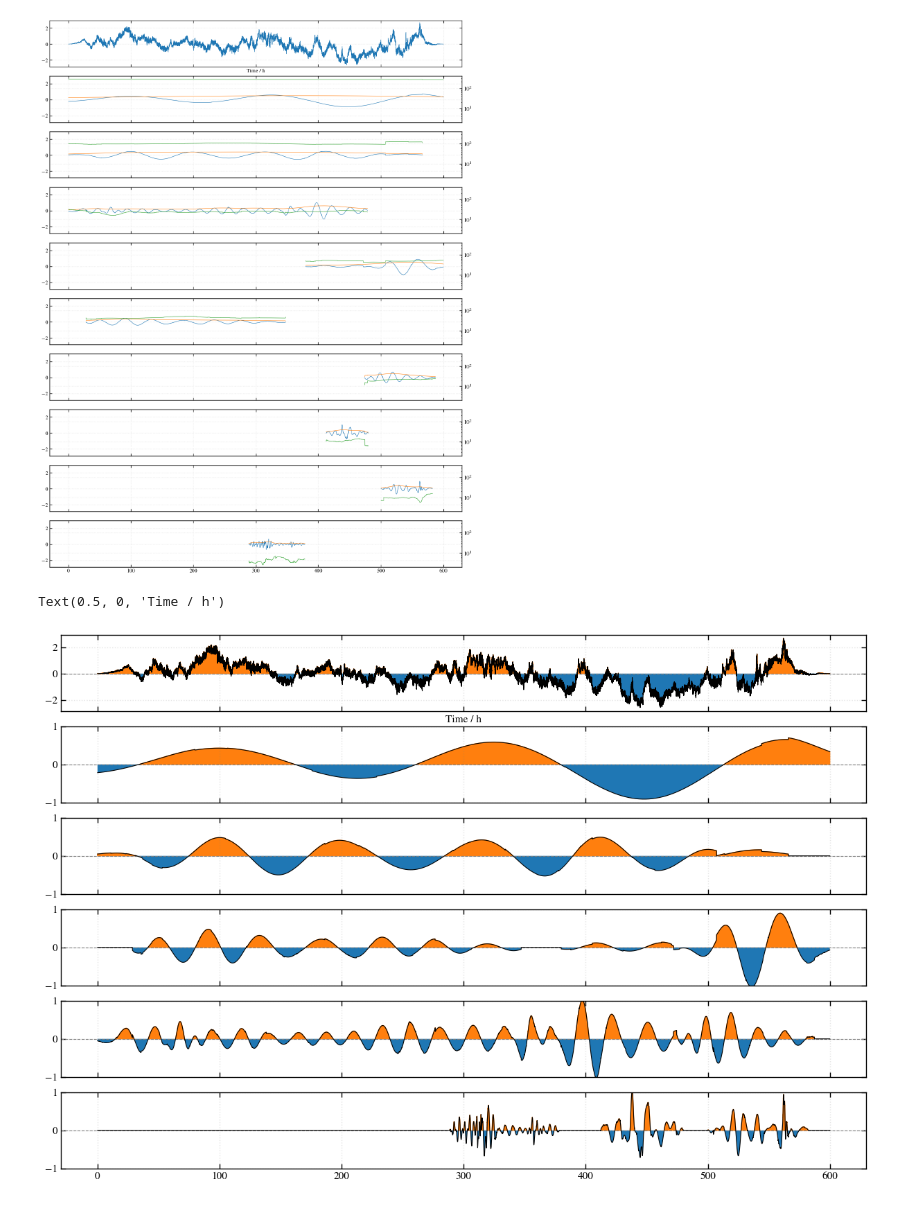
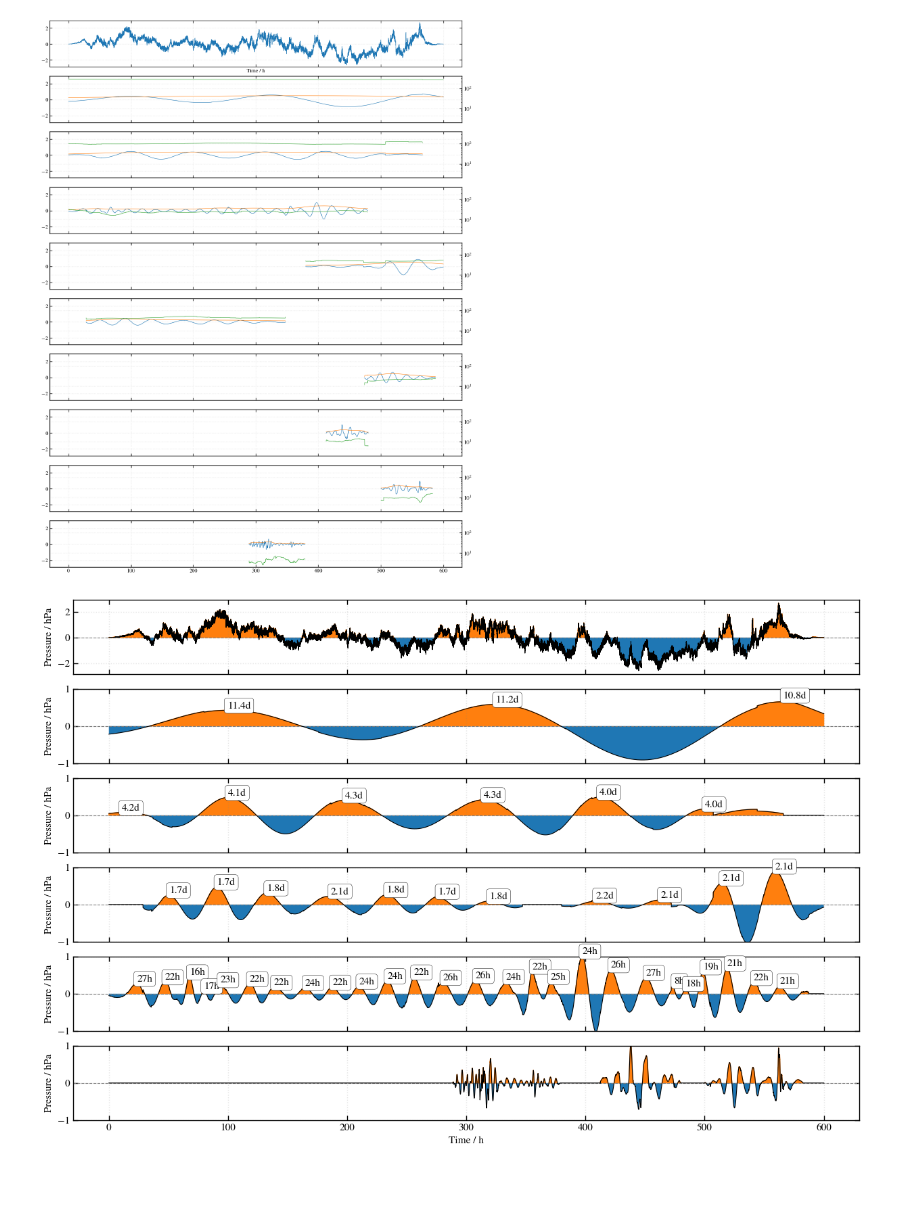
Before and after one commit to Waveguyde/WAVEGUISE, a Jupyter notebook: notebooks/01-1D_exmpl_balloon.ipynb, the cells around one changed output. Saved outputs shown, nothing was run; the diff lists cells and outputs as text; code cells hidden in the pictures.

```diff
--- a/notebooks/01-1D_exmpl_balloon.ipynb
+++ b/notebooks/01-1D_exmpl_balloon.ipynb
@@ -142,5 +129,5 @@ for lab in np.unique(seg):
 # %%
-recon_seg = one.recon_segments_1d(cwt_copy,seg,time)
+recon_seg, amp_seg, freq_seg = one.recon_segments_1d(cwt_copy,seg)
 # %%
 fig, ax=plt.subplots(recon_seg.shape[0]+1,1, figsize=(15,20), sharex=True, sharey=True)
 ax[0].plot(time, signal)
@@ -159,44 +145,69 @@ ax[0].set_xlabel('Time / h')
 # %% [output]
 Text(0.5, 0, 'Time / h')
 [figure]
+# %%
+per_seg = 2*np.pi/freq_seg
 # %%
+titlebox = {"boxstyle": "round", "lw": 0.33, "facecolor": "white", "edgecolor": "black"}
+
 fig, ax=plt.subplots(6,1, figsize=(15,10), sharex=True)
 ax[0].axhline(y=0,linestyle='--',c='gray')
 ax[0].fill_between(time,signal,where=signal<0)
 ax[0].fill_between(time,signal,where=signal>0,color='tab:orange')
 ax[0].plot(time, signal, c='k')
 
+peaks, _ = find_peaks(recon_seg[0],distance=np.median(per_seg[0])*60)
 ax[1].axhline(y=0,linestyle='--',c='gray')
 ax[1].fill_between(time,recon_seg[0],where=recon_seg[0]<0)
 ax[1].fill_between(time,recon_seg[0],where=recon_seg[0]>0,color='tab:orange')
 ax[1].plot(time,recon_seg[0],c='k')
+for label in peaks:
+    ax[1].text(time[label],recon_seg[0][label],f"{per_seg[0][label]/24:.1f}d", va='bottom', ha='left', bbox=titlebox)
 ax[1].set_ylim([-1,1])
 
+peaks, _ = find_peaks(recon_seg[1],distance=np.median(per_seg[1])*60)
 ax[2].axhline(y=0,linestyle='--',c='gray')
 ax[2].fill_between(time,recon_seg[1],where=recon_seg[1]<0)
 ax[2].fill_between(time,recon_seg[1],where=recon_seg[1]>0,color='tab:orange')
 ax[2].plot(time,recon_seg[1],c='k')
+for label in peaks:
+    ax[2].text(time[label],recon_seg[1][label],f"{per_seg[1][label]/24:.1f}d", va='bottom', ha='left', bbox=titlebox)
 ax[2].set_ylim([-1,1])
 
+per_seg34 = 2*np.pi/(freq_seg[3]+freq_seg[4])
+peaks, _ = find_peaks(recon_seg[3]+recon_seg[4],distance=24*60,prominence=0.1)
 ax[3].axhline(y=0,linestyle='--',c='gray')
 ax[3].fill_between(time,recon_seg[3]+recon_seg[4],where=recon_seg[3]+recon_seg[4]<0)
 ax[3].fill_between(time,recon_seg[3]+recon_seg[4],where=recon_seg[3]+recon_seg[4]>0,color='tab:orange')
 ax[3].plot(time,recon_seg[3]+recon_seg[4],c='k')
+for label in peaks:
+    ax[3].text(time[label],(recon_seg[3]+recon_seg[4])[label],f"{per_seg34[label]/24:.1f}d", va='bottom', ha='left', bbox=titlebox)
 ax[3].set_ylim([-1,1])
 
+per_seg25 = 2*np.pi/(freq_seg[2]+freq_seg[5])
+peaks, _ = find_peaks(recon_seg[2]+recon_seg[5],distance=12*60,prominence=0.1)
 ax[4].axhline(y=0,linestyle='--',c='gray')
 ax[4].fill_between(time,recon_seg[2]+recon_seg[5],where=recon_seg[2]+recon_seg[5]<0)
 ax[4].fill_between(time,recon_seg[2]+recon_seg[5],where=recon_seg[2]+recon_seg[5]>0,color='tab:orange')
 ax[4].plot(time,recon_seg[2]+recon_seg[5],c='k')
+for label in peaks:
+    ax[4].text(time[label],(recon_seg[2]+recon_seg[5])[label],f"{per_seg25[label]:.0f}h", va='bottom', ha='left', bbox=titlebox)
 ax[4].set_ylim([-1,1])
 
 ax[5].axhline(y=0,linestyle='--',c='gray')
 ax[5].fill_between(time,recon_seg[6]+recon_seg[7]+recon_seg[8],where=recon_seg[6]+recon_seg[7]+recon_seg[8]<0)
 ax[5].fill_between(time,recon_seg[6]+recon_seg[7]+recon_seg[8],where=recon_seg[6]+recon_seg[7]+recon_seg[8]>0,color='tab:orange')
 ax[5].plot(time,recon_seg[6]+recon_seg[7]+recon_seg[8],c='k')
 ax[5].set_ylim([-1,1])
 
 ax[5].set_xlabel('Time / h')
+ax[0].set_ylabel('Pressure / hPa')
+ax[1].set_ylabel('Pressure / hPa')
+ax[2].set_ylabel('Pressure / hPa')
+ax[3].set_ylabel('Pressure / hPa')
+ax[4].set_ylabel('Pressure / hPa')
+ax[5].set_ylabel('Pressure / hPa')
+
+plt.savefig('./figures/Strateole-2_data_decomposition.png')
 # %% [output]
-Text(0.5, 0, 'Time / h')
-[figure, old version]
+[figure, new version]
```
Also changed, not shown: parts of 4 cells of this notebook, 2 other files.
